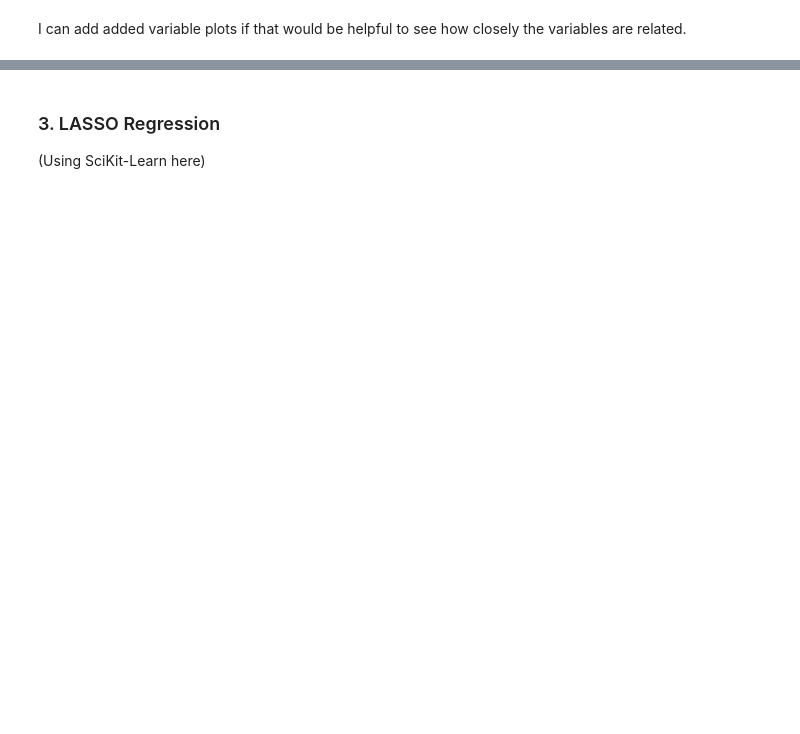
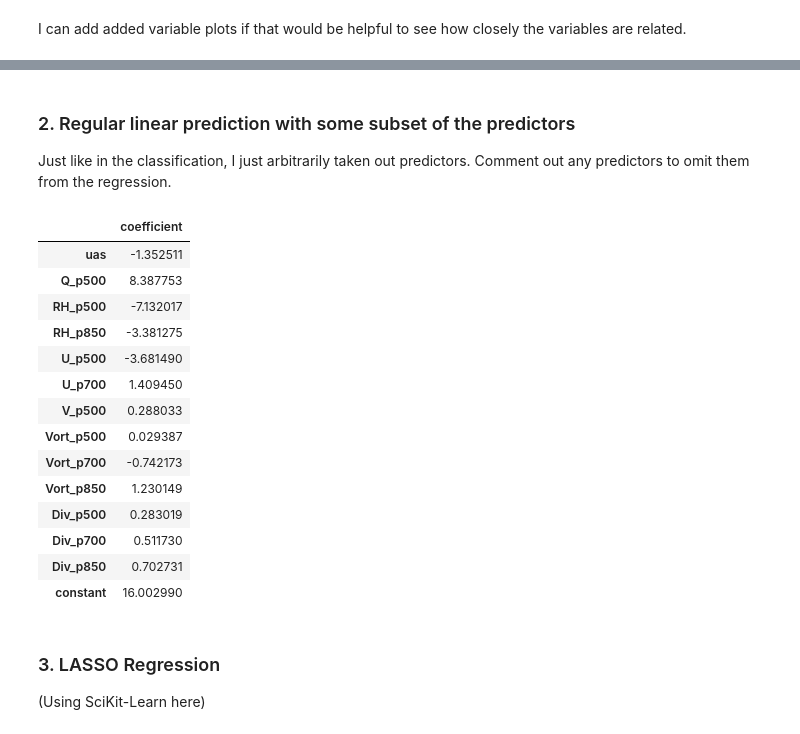
Before and after one commit to kwheelan/Linear_downscaling, a Jupyter notebook: Temp_Downscaling.ipynb, the cells around one changed output, grey strips where cells are left out. Drawn from its saved outputs; the diff is of its cells as text; code cells hidden in the pictures; blank space fills up the shorter version.

```diff
--- a/Temp_Downscaling.ipynb
+++ b/Temp_Downscaling.ipynb
@@ -217,41 +227,67 @@ The really high coefficients from the linear regression above might be a symptom
+# %% [markdown]
+### 2. Regular linear prediction with some subset of the predictors
+
+Just like in the classification, I just arbitrarily taken out predictors. Comment out any predictors to omit them from the regression.
 # %%
 #The predictors to include in a linear regression
 #comment out any predictors to be dropped
 preds_to_keep = [
  #'mslp',
  'uas',
- 'vas',
- #'ps',
+ #'vas',
+ #'ps', #doesn't exist in the input data
  'Q_p500',
  #'Q_p700',
  #'Q_p850',
  'RH_p500',
  #'RH_p700',
- #'RH_p850',
+ 'RH_p850',
  'U_p500',
- #'U_p700',
+ 'U_p700',
  #'U_p850',
  'V_p500',
  #'V_p700',
  #'V_p850',
  #'Z_p500',
  #'Z_p700',
  #'Z_p850',
- #'Vort_p500',
- #'Vort_p700',
- #'Vort_p850',
+ 'Vort_p500',
+ 'Vort_p700',
+ 'Vort_p850',
  'Div_p500',
- #'Div_p700',
- #'Div_p850',
+ 'Div_p700',
+ 'Div_p850',
  'constant']
 
-#Will drop any variables not
+#Will drop any variables commented out
 preds_to_drop = [x for x in all_preds if not x in preds_to_keep]
+
+#get just subset of predictors
+x_train_subset = np.matrix([X_train[key].values for key in preds_to_keep]).transpose()
+x_test_subset = np.matrix([X_test[key].values for key in preds_to_keep]).transpose()
+
 #calculate coefficients for training data
-betas_handselect_linear = fit_linear_model(X_train.drop(preds_to_drop), y).rename(index = {0: 'coefficient'}).transpose()
+betas_handselect_linear = fit_linear_model(x_train_subset, y,
+                                        keys=preds_to_keep).rename(index = {0: 'coefficient'}).transpose()
 
 # uncommnent the line below to print out all the coefficients
-#betas_handselect_linear
+betas_handselect_linear
+# %% [output]
+|  | coefficient |
+| uas | -1.352511 |
+| Q_p500 | 8.387753 |
+| RH_p500 | -7.132017 |
+| RH_p850 | -3.381275 |
+| U_p500 | -3.681490 |
+| U_p700 | 1.409450 |
+| V_p500 | 0.288033 |
+| Vort_p500 | 0.029387 |
+| Vort_p700 | -0.742173 |
+| Vort_p850 | 1.230149 |
+| Div_p500 | 0.283019 |
+| Div_p700 | 0.511730 |
+| Div_p850 | 0.702731 |
+| constant | 16.002990 |
 # %% [markdown]
 ### 3. LASSO Regression
 
```
Also changed, not shown: parts of 30 cells of this notebook.
